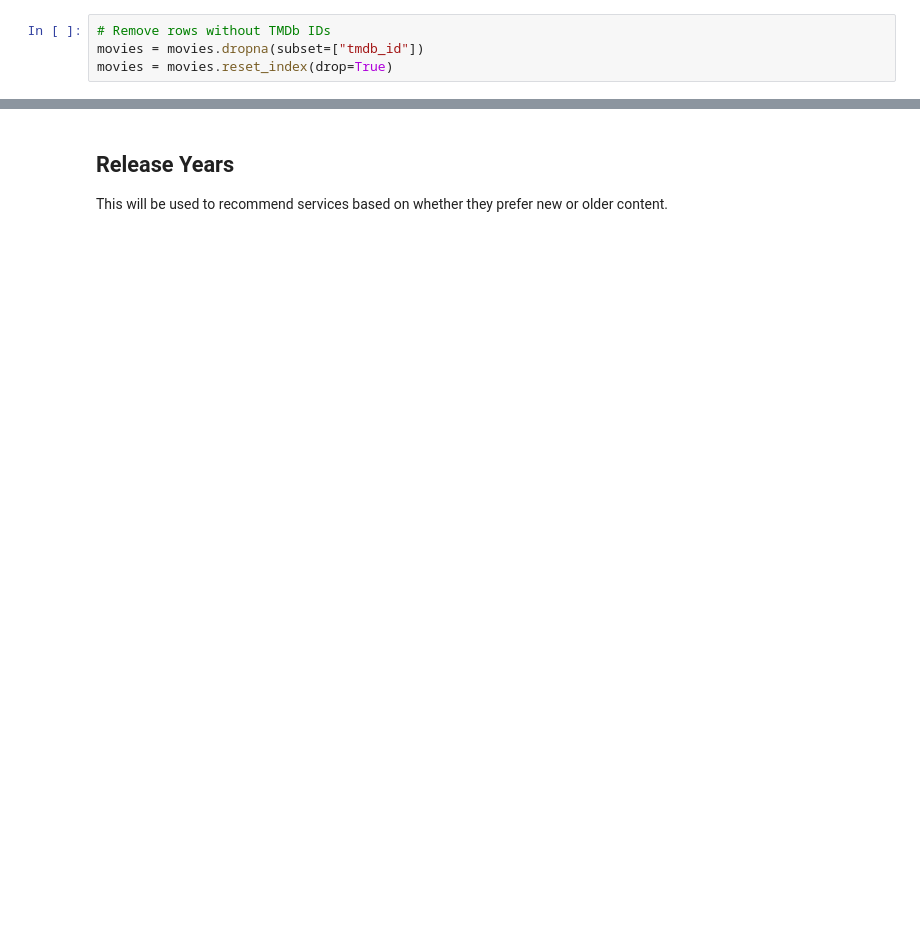
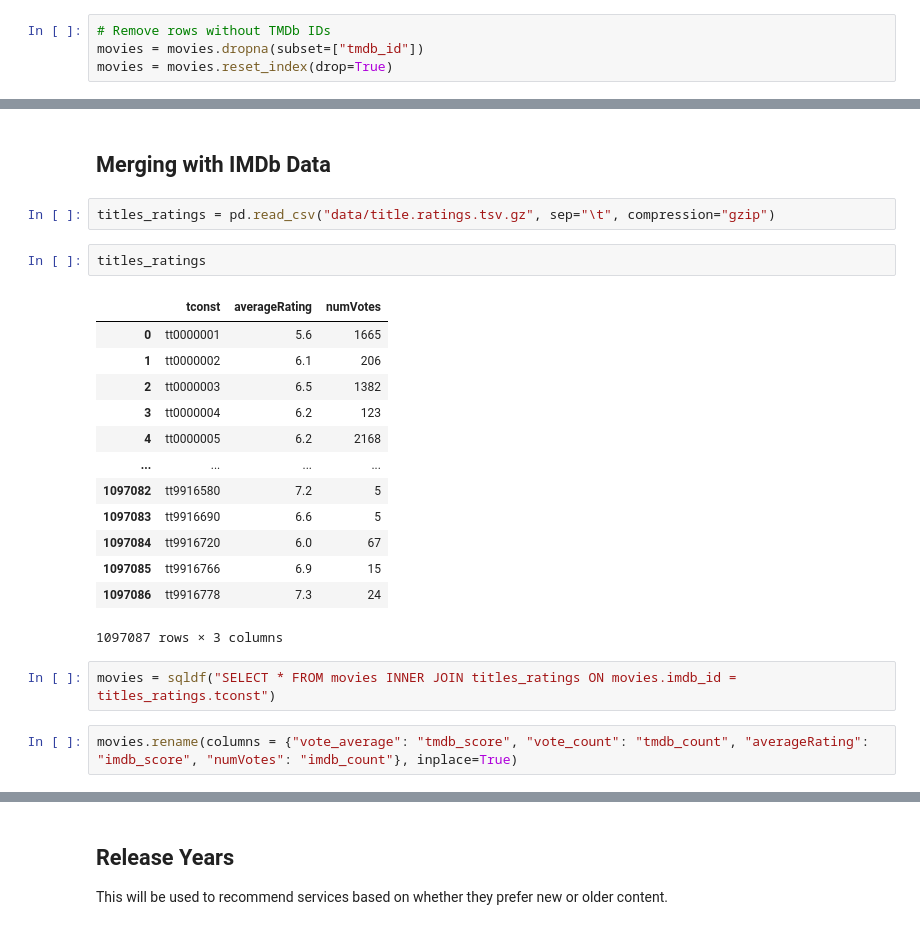
Before and after one commit to zlee1/StreamingServiceAnalysis, a Jupyter notebook: main_data_collection.ipynb, the cells around one changed output, grey strips where cells are left out. Saved outputs shown, nothing was run; the diff lists cells and outputs as text; blank space fills up the shorter version.

```diff
--- a/main_data_collection.ipynb
+++ b/main_data_collection.ipynb
@@ -178,0 +185,24 @@ sqldf("SELECT * FROM movies ORDER BY release_year DESC, popularity DESC, vote_av
+# %% [markdown]
+## Merging with IMDb Data
+# %%
+titles_ratings = pd.read_csv("data/title.ratings.tsv.gz", sep="\t", compression="gzip")
+# %%
+titles_ratings
+# %% [output]
+|  | tconst | averageRating | numVotes |
+| 0 | tt0000001 | 5.6 | 1665 |
+| 1 | tt0000002 | 6.1 | 206 |
+| 2 | tt0000003 | 6.5 | 1382 |
+| 3 | tt0000004 | 6.2 | 123 |
+| 4 | tt0000005 | 6.2 | 2168 |
+| ... | ... | ... | ... |
+| 1097082 | tt9916580 | 7.2 | 5 |
+| 1097083 | tt9916690 | 6.6 | 5 |
+| 1097084 | tt9916720 | 6.0 | 67 |
+| 1097085 | tt9916766 | 6.9 | 15 |
+| 1097086 | tt9916778 | 7.3 | 24 |
+1097087 rows × 3 columns
+# %%
+movies = sqldf("SELECT * FROM movies INNER JOIN titles_ratings ON movies.imdb_id = titles_ratings.tconst")
+# %%
+movies.rename(columns = {"vote_average": "tmdb_score", "vote_count": "tmdb_count", "averageRating": "imdb_score", "numVotes": "imdb_count"}, inplace=True)
```
Also changed, not shown: parts of 24 cells of this notebook, 7 other files.
